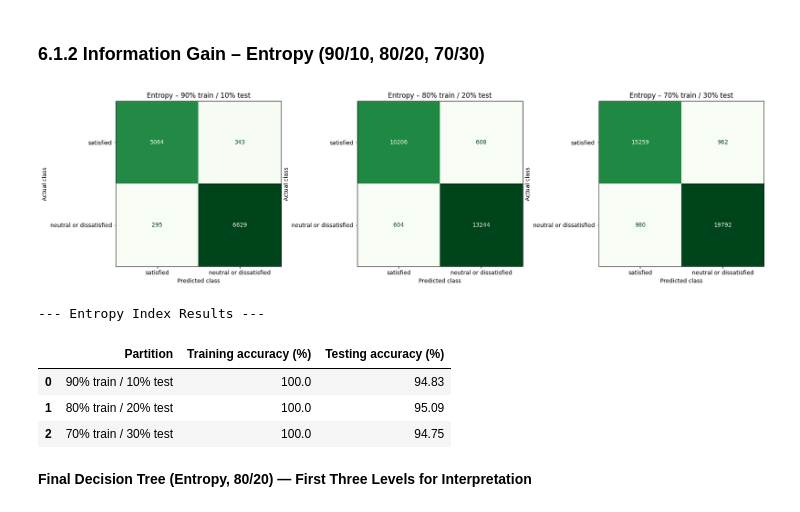
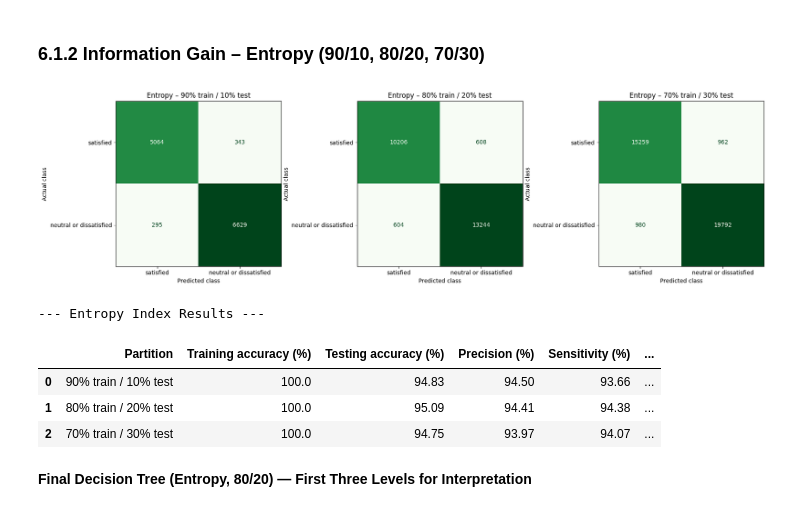
Before and after one commit to Layal06-gh/IT326-Airline-Satisfaction, a Jupyter notebook: Reports/Phase3.ipynb, the cells around one changed output. Drawn from its saved outputs; the diff is of its cells as text; code cells hidden in the pictures.

```diff
--- a/Reports/Phase3.ipynb
+++ b/Reports/Phase3.ipynb
@@ -721,13 +721,20 @@ for i, test_size in enumerate(splits):
 
     tree = DecisionTreeClassifier(criterion='gini', random_state=42)
     tree.fit(X_tr, y_tr)
+    y_pred = tree.predict(X_te)
 
-    y_pred = tree.predict(X_te)
     train_acc = accuracy_score(y_tr, tree.predict(X_tr))
     test_acc = accuracy_score(y_te, y_pred)
 
+    tp, fn, fp, tn = confusion_matrix(y_te, y_pred, labels=[1, 0]).ravel()  # NEW
+    precision   = tp / (tp + fp)                                             # NEW
+    sensitivity = tp / (tp + fn)                                             # NEW
+    specificity = tn / (tn + fp)                                             # NEW
+
     label = f"{int((1 - test_size) * 100)}% train / {int(test_size * 100)}% test"
-    results.append([label, round(train_acc * 100, 2), round(test_acc * 100, 2)])
+    results.append([label, round(train_acc * 100, 2), round(test_acc * 100, 2),
+                    round(precision * 100, 2), round(sensitivity * 100, 2),   # NEW
+                    round(specificity * 100, 2)])                            # NEW
 
     cm = confusion_matrix(y_te, y_pred, labels=[1, 0])
     ConfusionMatrixDisplay(cm, display_labels=['satisfied', 'neutral or dissatisfied']).plot(
@@ -740,7 +747,8 @@ for i, test_size in enumerate(splits):
 plt.tight_layout()
 plt.show()
 
-gini_results = pd.DataFrame(results, columns=['Partition', 'Training accuracy (%)', 'Testing accuracy (%)'])
+gini_results = pd.DataFrame(results, columns=['Partition', 'Training accuracy (%)', 'Testing accuracy (%)',
+                                              'Precision (%)', 'Sensitivity (%)', 'Specificity (%)'])  # NEW
 gini_results
 # %% [output]
 [figure]
@@ -781,40 +789,48 @@ fig, axes = plt.subplots(1, 3, figsize=(18, 5))
 
 for i, test_size in enumerate(splits):
     X_tr, X_te, y_tr, y_te = train_test_split(
         X, y, test_size=test_size, random_state=42, stratify=y
     )
 
     tree_ent = DecisionTreeClassifier(criterion='entropy', random_state=42)
     tree_ent.fit(X_tr, y_tr)
+    y_pred = tree_ent.predict(X_te)
 
-    y_pred = tree_ent.predict(X_te)
     train_acc = accuracy_score(y_tr, tree_ent.predict(X_tr))
     test_acc = accuracy_score(y_te, y_pred)
 
+    tp, fn, fp, tn = confusion_matrix(y_te, y_pred, labels=[1, 0]).ravel()  # NEW
+    precision   = tp / (tp + fp)                                             # NEW
+    sensitivity = tp / (tp + fn)                                             # NEW
+    specificity = tn / (tn + fp)                                             # NEW
+
     label = f"{int((1-test_size)*100)}% train / {int(test_size * 100)}% test"
-    entropy_results.append([label, round(train_acc * 100, 2), round(test_acc * 100, 2)])
+    entropy_results.append([label, round(train_acc * 100, 2), round(test_acc * 100, 2),
+                            round(precision * 100, 2), round(sensitivity * 100, 2),   # NEW
+                            round(specificity * 100, 2)])                            # NEW
 
     cm = confusion_matrix(y_te, y_pred, labels=[1, 0])
     ConfusionMatrixDisplay(cm, display_labels=['satisfied', 'neutral or dissatisfied']).plot(
         ax=axes[i], cmap='Greens', values_format='d', colorbar=False
     )
     axes[i].set_title(f"Entropy – {label}")
     axes[i].set_xlabel('Predicted class')
     axes[i].set_ylabel('Actual class')
 
 plt.tight_layout()
 plt.show()
 
-df_entropy_results = pd.DataFrame(entropy_results, columns=['Partition', 'Training accuracy (%)', 'Testing accuracy (%)'])
+df_entropy_results = pd.DataFrame(entropy_results, columns=['Partition', 'Training accuracy (%)', 'Testing accuracy (%)',
+                                                            'Precision (%)', 'Sensitivity (%)', 'Specificity (%)'])  # NEW
 print("\n--- Entropy Index Results ---")
 display(df_entropy_results)
 # %% [output]
 [figure]
 --- Entropy Index Results ---
-|  | Partition | Training accuracy (%) | Testing accuracy (%) |
-| 0 | 90% train / 10% test | 100.0 | 94.83 |
-| 1 | 80% train / 20% test | 100.0 | 95.09 |
-| 2 | 70% train / 30% test | 100.0 | 94.75 |
+|  | Partition | Training accuracy (%) | Testing accuracy (%) | Precision (%) | Sensitivity (%) | ... |
+| 0 | 90% train / 10% test | 100.0 | 94.83 | 94.50 | 93.66 | ... |
+| 1 | 80% train / 20% test | 100.0 | 95.09 | 94.41 | 94.38 | ... |
+| 2 | 70% train / 30% test | 100.0 | 94.75 | 93.97 | 94.07 | ... |
 # %% [markdown]
 **Final Decision Tree (Entropy, 80/20) — First Three Levels for Interpretation**
 # %%
```
Also changed, not shown: parts of 2 cells of this notebook.
